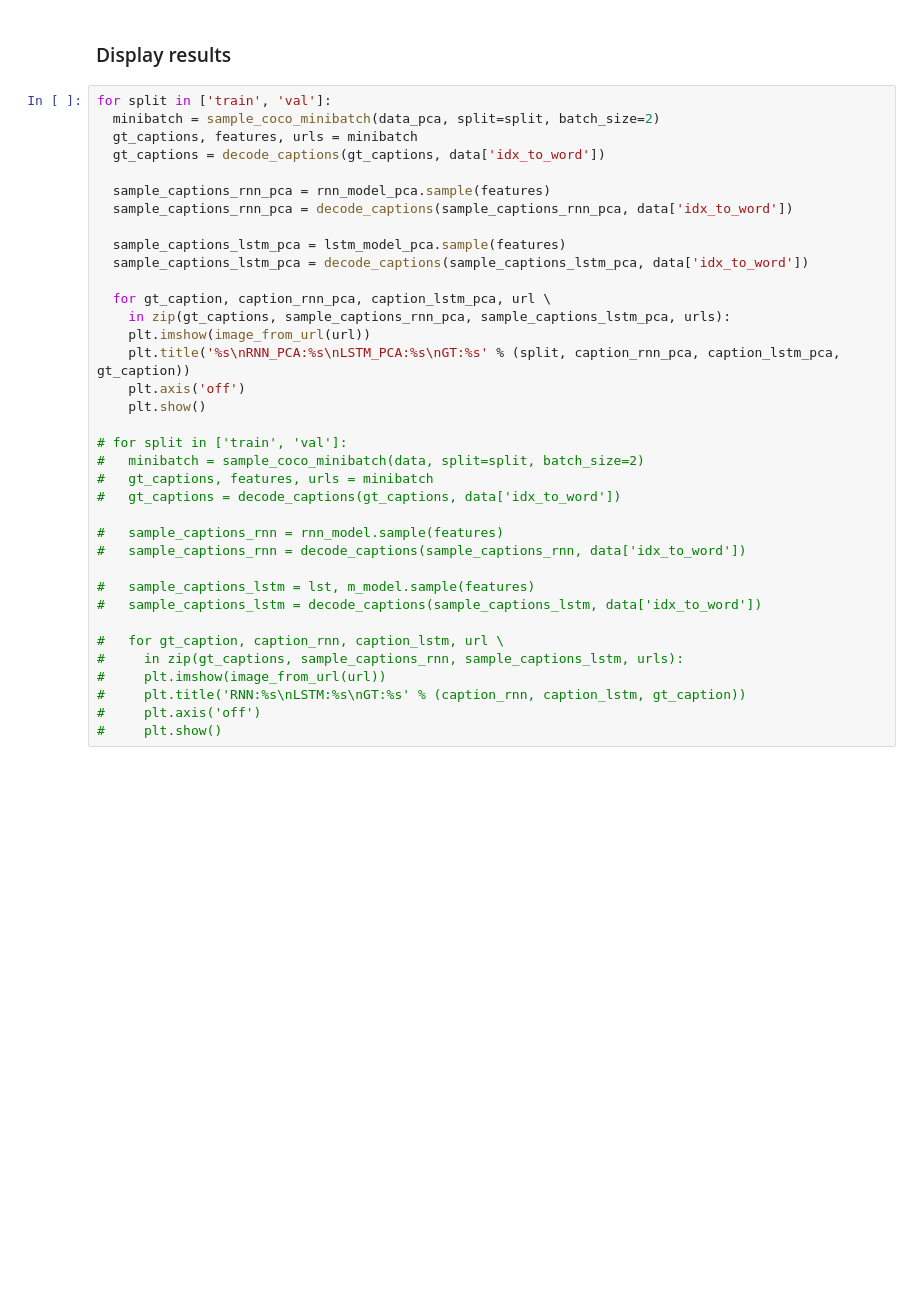
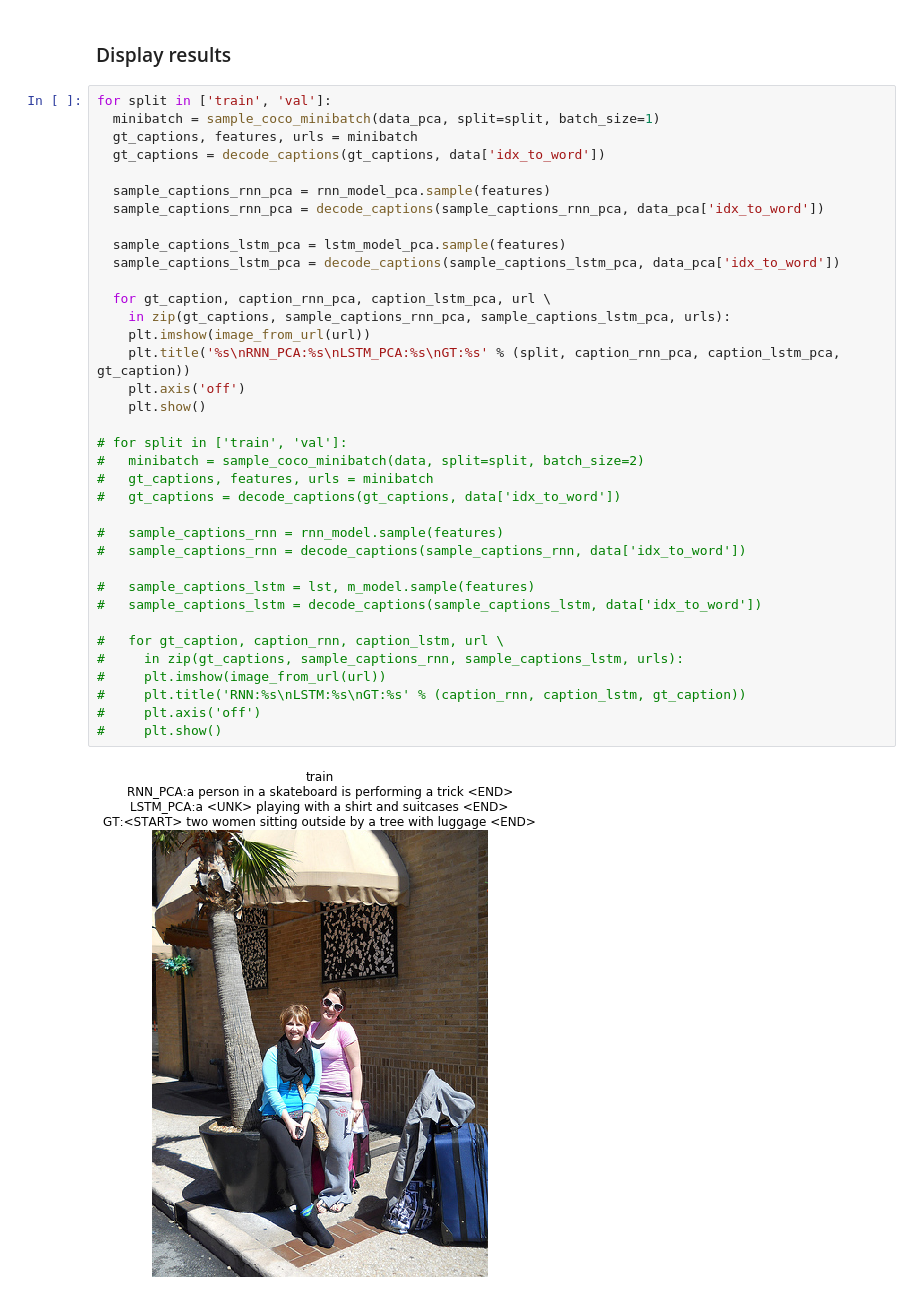
Before and after one commit to RyanZotti/cs231n, a Jupyter notebook: assignment3/LSTM_Captioning.ipynb, the cells around one changed output. Cells and saved outputs as stored; diff of their text form; blank space fills up the shorter version.

```diff
--- a/assignment3/LSTM_Captioning.ipynb
+++ b/assignment3/LSTM_Captioning.ipynb
@@ -444,37 +445,39 @@ Retraining models
 ### Display results
 # %%
 for split in ['train', 'val']:
-  minibatch = sample_coco_minibatch(data_pca, split=split, batch_size=2)
+  minibatch = sample_coco_minibatch(data_pca, split=split, batch_size=1)
   gt_captions, features, urls = minibatch
   gt_captions = decode_captions(gt_captions, data['idx_to_word'])
 
   sample_captions_rnn_pca = rnn_model_pca.sample(features)
-  sample_captions_rnn_pca = decode_captions(sample_captions_rnn_pca, data['idx_to_word'])
+  sample_captions_rnn_pca = decode_captions(sample_captions_rnn_pca, data_pca['idx_to_word'])
 
   sample_captions_lstm_pca = lstm_model_pca.sample(features)
-  sample_captions_lstm_pca = decode_captions(sample_captions_lstm_pca, data['idx_to_word'])
+  sample_captions_lstm_pca = decode_captions(sample_captions_lstm_pca, data_pca['idx_to_word'])
 
   for gt_caption, caption_rnn_pca, caption_lstm_pca, url \
     in zip(gt_captions, sample_captions_rnn_pca, sample_captions_lstm_pca, urls):
     plt.imshow(image_from_url(url))
     plt.title('%s\nRNN_PCA:%s\nLSTM_PCA:%s\nGT:%s' % (split, caption_rnn_pca, caption_lstm_pca, gt_caption))
     plt.axis('off')
     plt.show()
 
 # for split in ['train', 'val']:
 #   minibatch = sample_coco_minibatch(data, split=split, batch_size=2)
 #   gt_captions, features, urls = minibatch
 #   gt_captions = decode_captions(gt_captions, data['idx_to_word'])
 
 #   sample_captions_rnn = rnn_model.sample(features)
 #   sample_captions_rnn = decode_captions(sample_captions_rnn, data['idx_to_word'])
 
 #   sample_captions_lstm = lst, m_model.sample(features)
 #   sample_captions_lstm = decode_captions(sample_captions_lstm, data['idx_to_word'])
 
 #   for gt_caption, caption_rnn, caption_lstm, url \
 #     in zip(gt_captions, sample_captions_rnn, sample_captions_lstm, urls):
 #     plt.imshow(image_from_url(url))
 #     plt.title('RNN:%s\nLSTM:%s\nGT:%s' % (caption_rnn, caption_lstm, gt_caption))
 #     plt.axis('off')
 #     plt.show()
+# %% [output]
+[figure, added]
```
Also changed, not shown: parts of 6 cells of this notebook.
